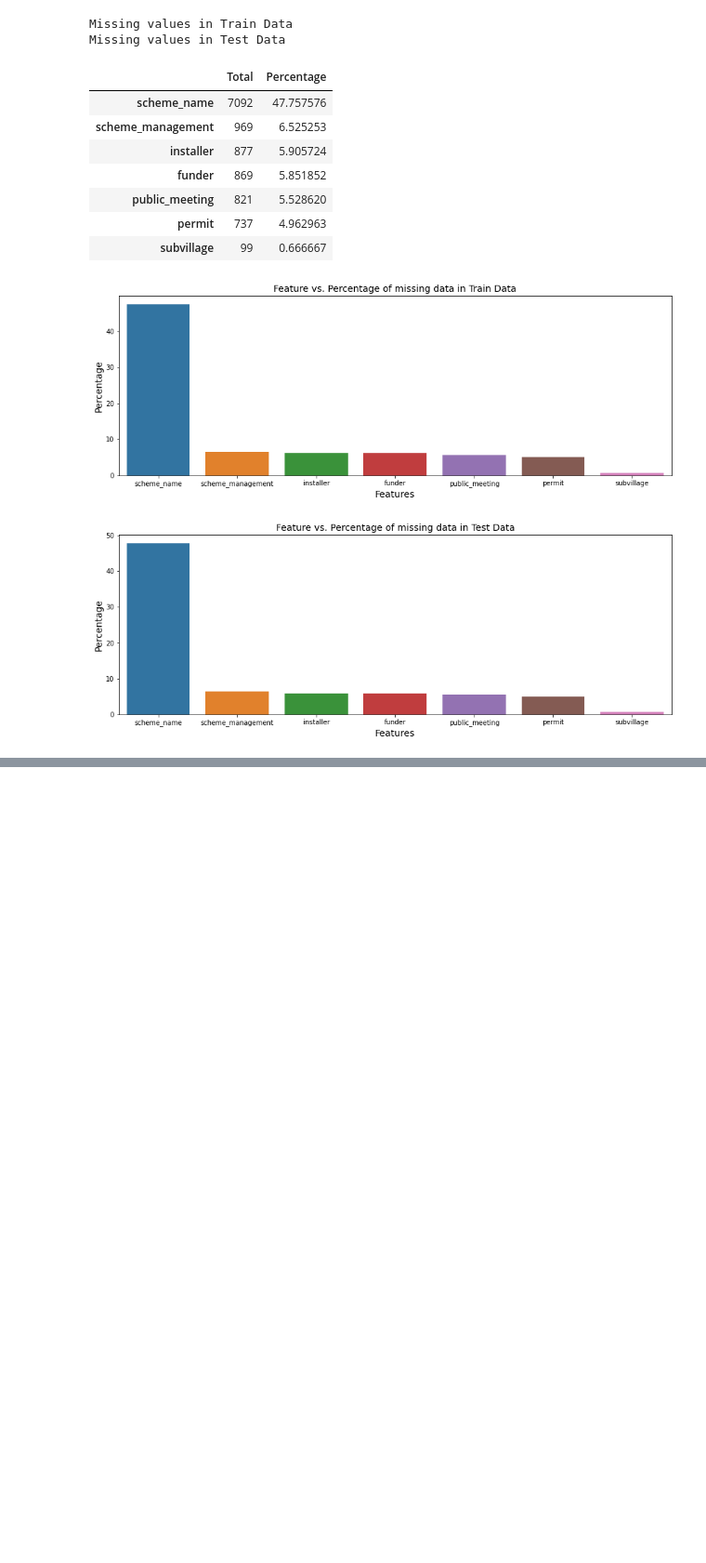
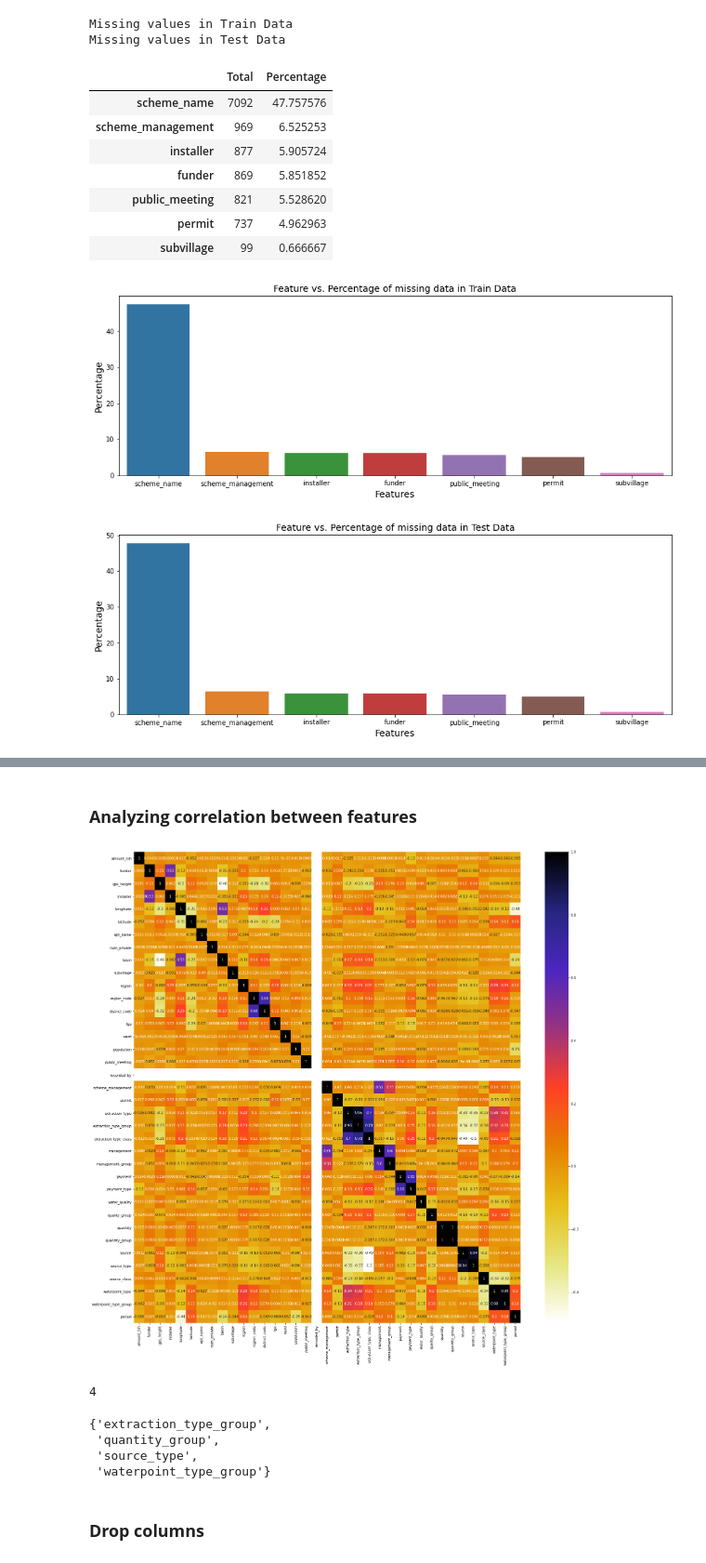
Before and after one commit to thuvarahan97/Pump-it-Up---Driven-Data, a Jupyter notebook: PumpItUp.ipynb, the cells around one changed output, grey strips where cells are left out. Shown at 93% size. Drawn from its saved outputs; the diff is of its cells as text; code cells hidden in the pictures; blank space fills up the shorter version.

```diff
--- a/PumpItUp.ipynb
+++ b/PumpItUp.ipynb
@@ -348,0 +512,27 @@ test_set['permit'].fillna(test_set['permit'].median(), inplace = True)
+# %%
+# fill missing values in period column
+
+train_set["period"] = train_set.groupby("construction_year")['period'].apply(lambda x: x.fillna(x.mean()))
+test_set["period"] = test_set.groupby("construction_year")['period'].apply(lambda x: x.fillna(x.mean()))
+# %%
+# categorize period into 10 bins
+train_set['period'] = pd.cut(train_set['period'], bins=10)
+test_set['period'] = pd.cut(test_set['period'], bins=10)
+# %%
+# convert to period bins to numerical using label encoder
+train_set['period'] = LabelEncoder().fit_transform(train_set['period'])
+test_set['period'] = LabelEncoder().fit_transform(test_set['period'])
+# %%
+to_drop = ['construction_year', 'date_recorded']
+train_set.drop(to_drop, axis=1, inplace=True)
+test_set.drop(to_drop, axis=1, inplace=True)
+# %% [markdown]
+### **Analyzing correlation between features**
+# %%
+# using Pearson Correlation
+plt.figure(figsize=(25,25))
+cor = train_set.corr()
+sns.heatmap(cor, annot=True, cmap=plt.cm.CMRmap_r)
+plt.show()
+# %% [output]
+[figure, added]
@@ -348,0 +550,14 @@ test_set['permit'].fillna(test_set['permit'].median(), inplace = True)
+# %%
+# get correlated features with threshhold 0.85
+corr_features = correlation(train_set, 0.85)
+len(set(corr_features))
+# %% [output]
+4
+# %%
+# display correlated features
+corr_features
+# %% [output]
+{'extraction_type_group',
+ 'quantity_group',
+ 'source_type',
+ 'waterpoint_type_group'}
@@ -349,3 +568,5 @@ test_set['permit'].fillna(test_set['permit'].median(), inplace = True)
+# %% [markdown]
+### **Drop columns**
 # %%
 # # Combine train_set and test_set
 # all_data = pd.concat([train_set, test_set], axis=0, sort=False)
```
Also changed, not shown: parts of 86 cells of this notebook.
